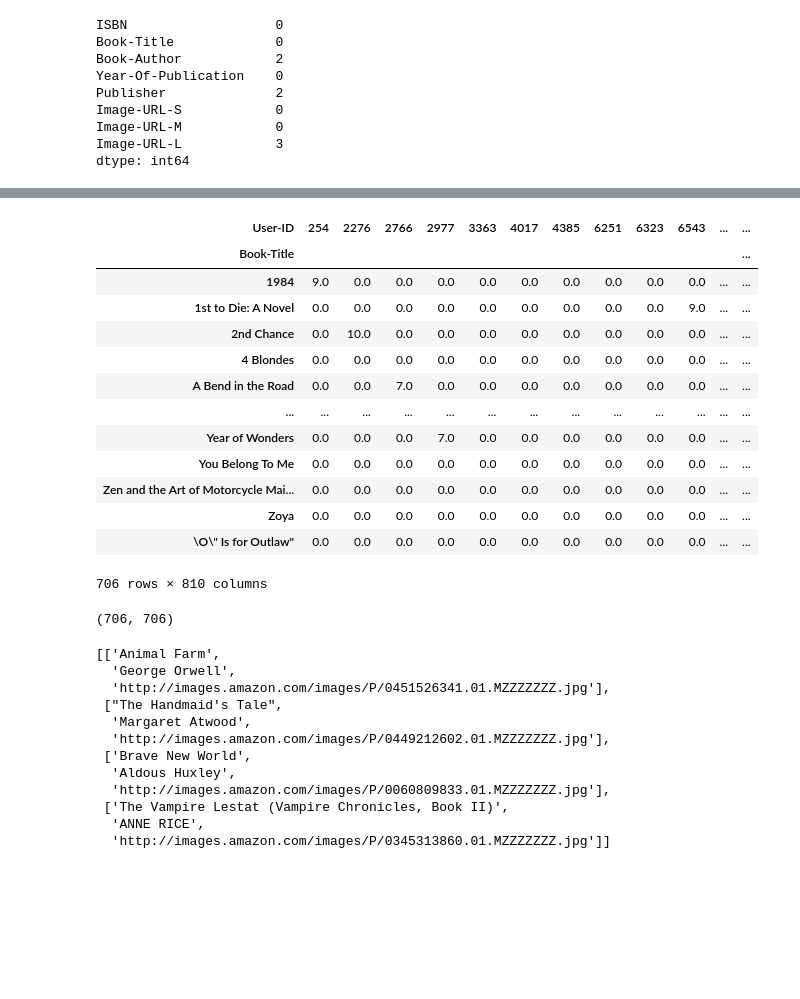
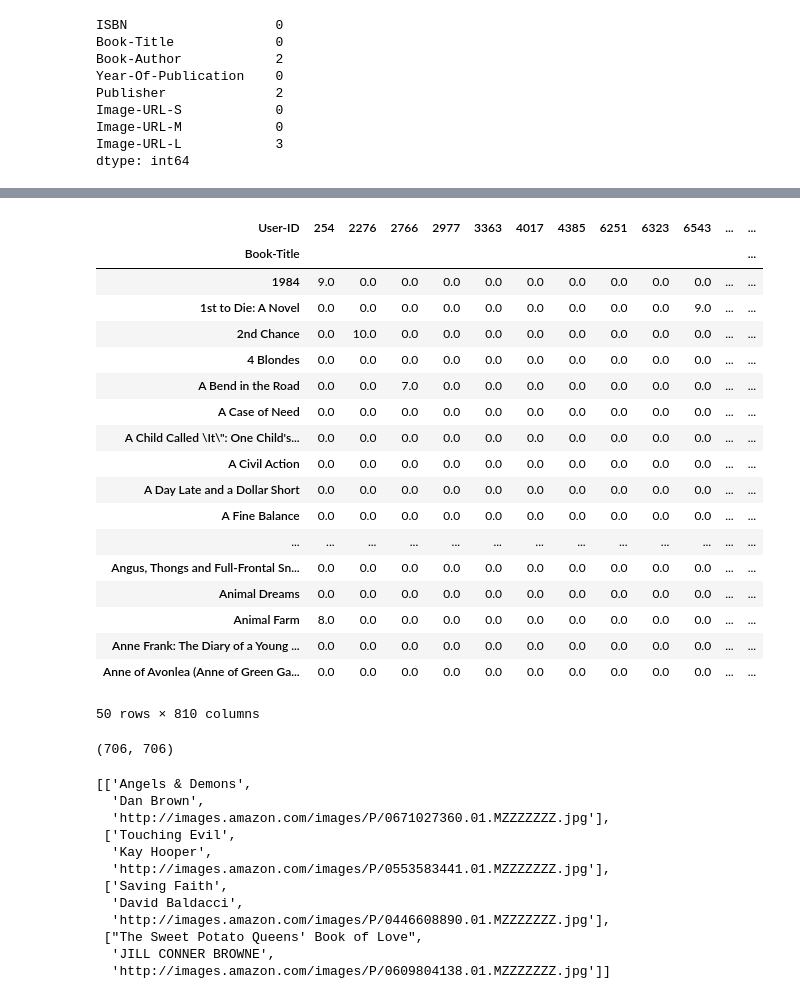
Before and after one commit to hanselijahv/book-recommendation-system, a Jupyter notebook: data_processing.ipynb, the cells around one changed output, grey strips where cells are left out. Saved outputs shown, nothing was run; the diff lists cells and outputs as text; code cells hidden in the pictures; blank space fills up the shorter version.

```diff
--- a/data_processing.ipynb
+++ b/data_processing.ipynb
@@ -67,2 +131,4 @@ books.drop_duplicates('Book-Title')
+# %%
+books['Book-Title'] = books['Book-Title'].apply(html.unescape)
 # %%
 ratings_with_title = ratings.merge(books,on='ISBN')
@@ -81,19 +185,24 @@ pt = final_ratings.pivot_table(index='Book-Title',columns='User-ID',values='Book
 # %%
 pt.fillna(0,inplace=True)
 # %%
-pt
+pt.head(50)
 # %% [output]
 | User-ID | 254 | 2276 | 2766 | 2977 | 3363 | 4017 | 4385 | 6251 | 6323 | 6543 | ... | ... |
 | Book-Title |  |  |  |  |  |  |  |  |  |  |  | ... |
 | 1984 | 9.0 | 0.0 | 0.0 | 0.0 | 0.0 | 0.0 | 0.0 | 0.0 | 0.0 | 0.0 | ... | ... |
 | 1st to Die: A Novel | 0.0 | 0.0 | 0.0 | 0.0 | 0.0 | 0.0 | 0.0 | 0.0 | 0.0 | 9.0 | ... | ... |
 | 2nd Chance | 0.0 | 10.0 | 0.0 | 0.0 | 0.0 | 0.0 | 0.0 | 0.0 | 0.0 | 0.0 | ... | ... |
 | 4 Blondes | 0.0 | 0.0 | 0.0 | 0.0 | 0.0 | 0.0 | 0.0 | 0.0 | 0.0 | 0.0 | ... | ... |
 | A Bend in the Road | 0.0 | 0.0 | 7.0 | 0.0 | 0.0 | 0.0 | 0.0 | 0.0 | 0.0 | 0.0 | ... | ... |
+| A Case of Need | 0.0 | 0.0 | 0.0 | 0.0 | 0.0 | 0.0 | 0.0 | 0.0 | 0.0 | 0.0 | ... | ... |
+| A Child Called \It\": One Child's... | 0.0 | 0.0 | 0.0 | 0.0 | 0.0 | 0.0 | 0.0 | 0.0 | 0.0 | 0.0 | ... | ... |
+| A Civil Action | 0.0 | 0.0 | 0.0 | 0.0 | 0.0 | 0.0 | 0.0 | 0.0 | 0.0 | 0.0 | ... | ... |
+| A Day Late and a Dollar Short | 0.0 | 0.0 | 0.0 | 0.0 | 0.0 | 0.0 | 0.0 | 0.0 | 0.0 | 0.0 | ... | ... |
+| A Fine Balance | 0.0 | 0.0 | 0.0 | 0.0 | 0.0 | 0.0 | 0.0 | 0.0 | 0.0 | 0.0 | ... | ... |
 | ... | ... | ... | ... | ... | ... | ... | ... | ... | ... | ... | ... | ... |
-| Year of Wonders | 0.0 | 0.0 | 0.0 | 7.0 | 0.0 | 0.0 | 0.0 | 0.0 | 0.0 | 0.0 | ... | ... |
-| You Belong To Me | 0.0 | 0.0 | 0.0 | 0.0 | 0.0 | 0.0 | 0.0 | 0.0 | 0.0 | 0.0 | ... | ... |
-| Zen and the Art of Motorcycle Mai... | 0.0 | 0.0 | 0.0 | 0.0 | 0.0 | 0.0 | 0.0 | 0.0 | 0.0 | 0.0 | ... | ... |
-| Zoya | 0.0 | 0.0 | 0.0 | 0.0 | 0.0 | 0.0 | 0.0 | 0.0 | 0.0 | 0.0 | ... | ... |
-| \O\" Is for Outlaw" | 0.0 | 0.0 | 0.0 | 0.0 | 0.0 | 0.0 | 0.0 | 0.0 | 0.0 | 0.0 | ... | ... |
+| Angus, Thongs and Full-Frontal Sn... | 0.0 | 0.0 | 0.0 | 0.0 | 0.0 | 0.0 | 0.0 | 0.0 | 0.0 | 0.0 | ... | ... |
+| Animal Dreams | 0.0 | 0.0 | 0.0 | 0.0 | 0.0 | 0.0 | 0.0 | 0.0 | 0.0 | 0.0 | ... | ... |
+| Animal Farm | 8.0 | 0.0 | 0.0 | 0.0 | 0.0 | 0.0 | 0.0 | 0.0 | 0.0 | 0.0 | ... | ... |
+| Anne Frank: The Diary of a Young ... | 0.0 | 0.0 | 0.0 | 0.0 | 0.0 | 0.0 | 0.0 | 0.0 | 0.0 | 0.0 | ... | ... |
+| Anne of Avonlea (Anne of Green Ga... | 0.0 | 0.0 | 0.0 | 0.0 | 0.0 | 0.0 | 0.0 | 0.0 | 0.0 | 0.0 | ... | ... |
-706 rows × 810 columns
+50 rows × 810 columns
@@ -123,17 +230,17 @@ def recommend(book_name):
 
     return data
 # %%
-recommend('1984')
+recommend('The Da Vinci Code')
 # %% [output]
-[['Animal Farm',
-  'George Orwell',
-  'http://images.amazon.com/images/P/0451526341.01.MZZZZZZZ.jpg'],
- ["The Handmaid's Tale",
-  'Margaret Atwood',
-  'http://images.amazon.com/images/P/0449212602.01.MZZZZZZZ.jpg'],
- ['Brave New World',
-  'Aldous Huxley',
-  'http://images.amazon.com/images/P/0060809833.01.MZZZZZZZ.jpg'],
- ['The Vampire Lestat (Vampire Chronicles, Book II)',
-  'ANNE RICE',
-  'http://images.amazon.com/images/P/0345313860.01.MZZZZZZZ.jpg']]
+[['Angels & Demons',
+  'Dan Brown',
+  'http://images.amazon.com/images/P/0671027360.01.MZZZZZZZ.jpg'],
+ ['Touching Evil',
+  'Kay Hooper',
+  'http://images.amazon.com/images/P/0553583441.01.MZZZZZZZ.jpg'],
+ ['Saving Faith',
+  'David Baldacci',
+  'http://images.amazon.com/images/P/0446608890.01.MZZZZZZZ.jpg'],
+ ["The Sweet Potato Queens' Book of Love",
+  'JILL CONNER BROWNE',
+  'http://images.amazon.com/images/P/0609804138.01.MZZZZZZZ.jpg']]
```
Also changed, not shown: parts of 22 cells of this notebook, 11 other files.
